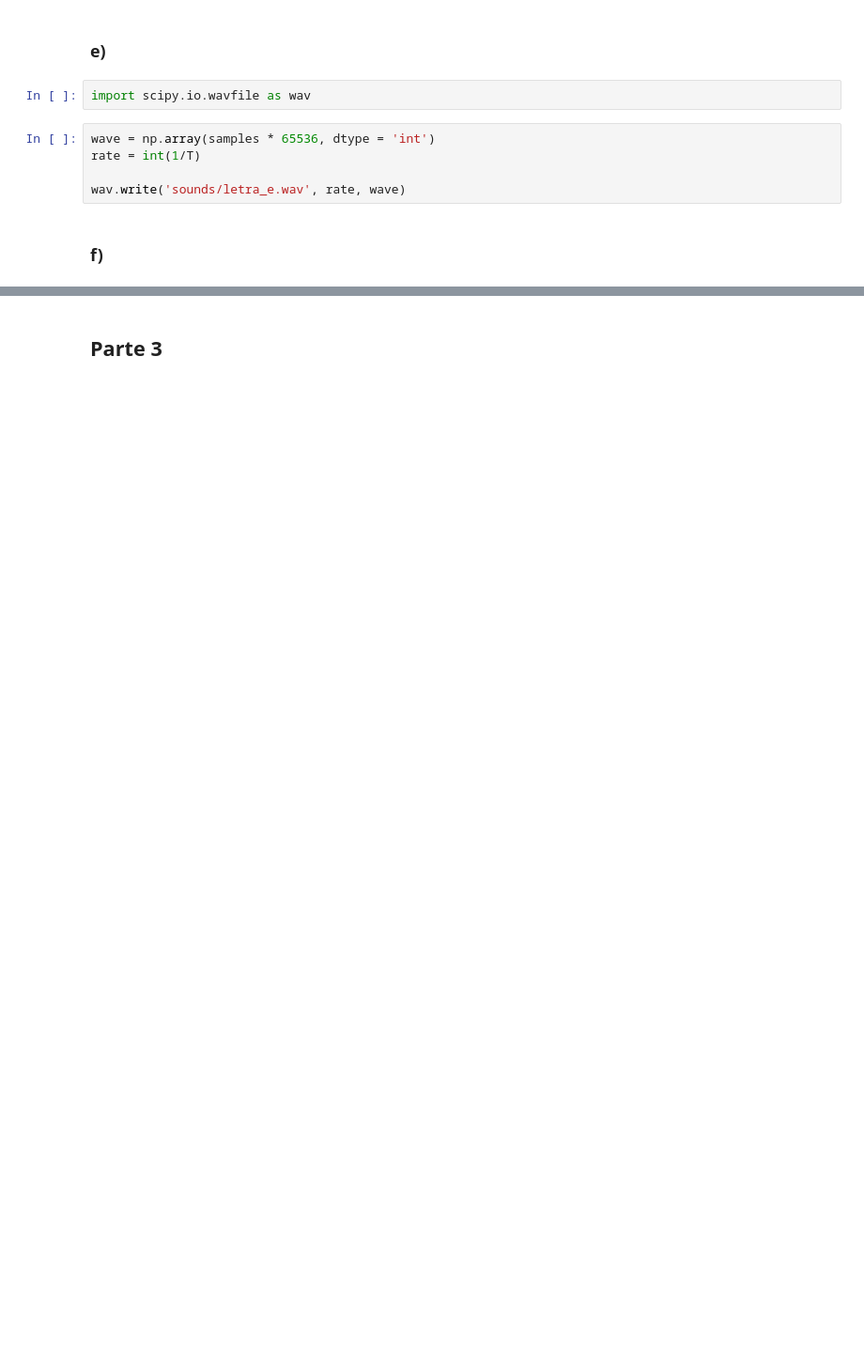
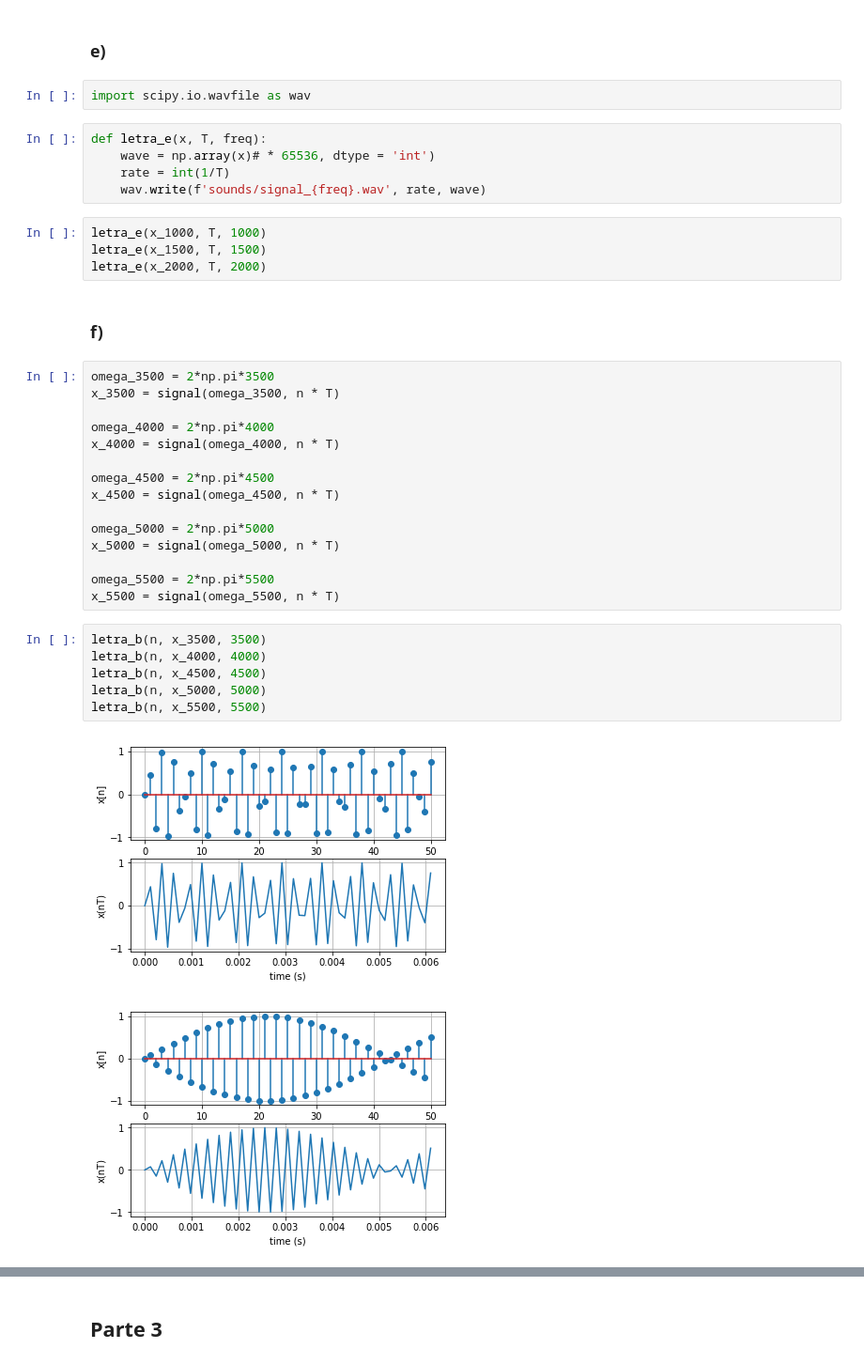
Before and after one commit to diegomhamilton/processamento-digital-de-sinais, a Jupyter notebook: Projeto_1/Projeto1.ipynb, the cells around one changed output, grey strips where cells are left out. Shown at 94% size. Drawn from its saved outputs; the diff is of its cells as text; blank space fills up the shorter version.

```diff
--- a/Projeto_1/Projeto1.ipynb
+++ b/Projeto_1/Projeto1.ipynb
@@ -56,9 +102,37 @@ plt.show()
 # %%
 import scipy.io.wavfile as wav
 # %%
-wave = np.array(samples * 65536, dtype = 'int')
-rate = int(1/T)
-
-wav.write('sounds/letra_e.wav', rate, wave)
+def letra_e(x, T, freq):
+    wave = np.array(x)# * 65536, dtype = 'int')
+    rate = int(1/T)
+    wav.write(f'sounds/signal_{freq}.wav', rate, wave)
+# %%
+letra_e(x_1000, T, 1000)
+letra_e(x_1500, T, 1500)
+letra_e(x_2000, T, 2000)
 # %% [markdown]
 ### f)
+# %%
+omega_3500 = 2*np.pi*3500
+x_3500 = signal(omega_3500, n * T)
+
+omega_4000 = 2*np.pi*4000
+x_4000 = signal(omega_4000, n * T)
+
+omega_4500 = 2*np.pi*4500
+x_4500 = signal(omega_4500, n * T)
+
+omega_5000 = 2*np.pi*5000
+x_5000 = signal(omega_5000, n * T)
+
+omega_5500 = 2*np.pi*5500
+x_5500 = signal(omega_5500, n * T)
+# %%
+letra_b(n, x_3500, 3500)
+letra_b(n, x_4000, 4000)
+letra_b(n, x_4500, 4500)
+letra_b(n, x_5000, 5000)
+letra_b(n, x_5500, 5500)
+# %% [output]
+[figure, added]
+[figure, added]
```
Also changed, not shown: parts of 16 cells of this notebook.
